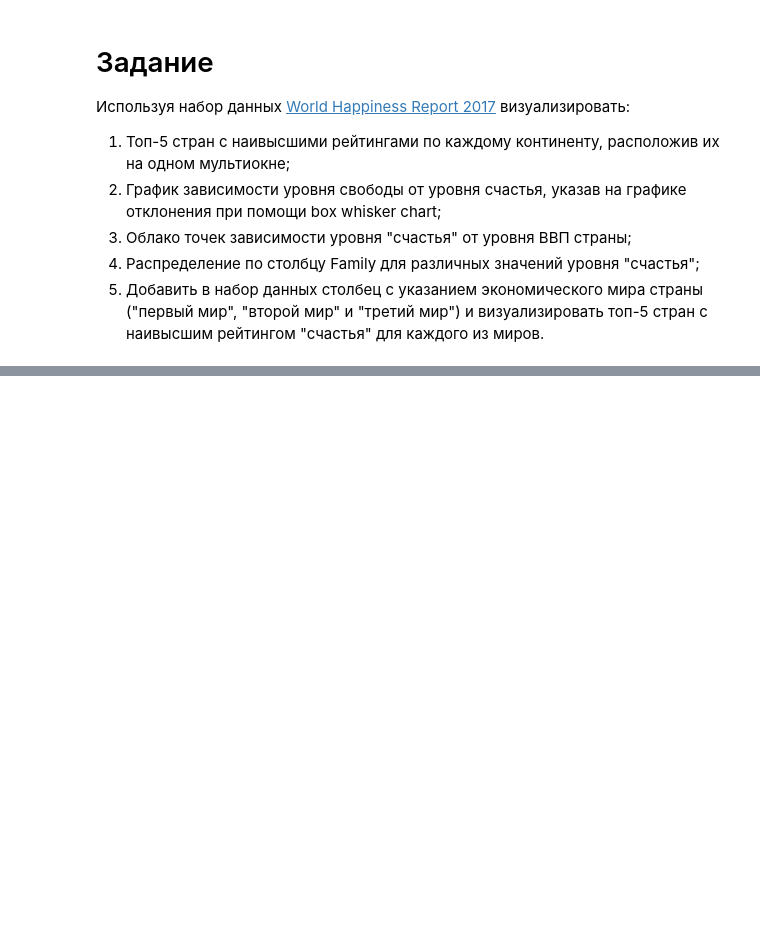
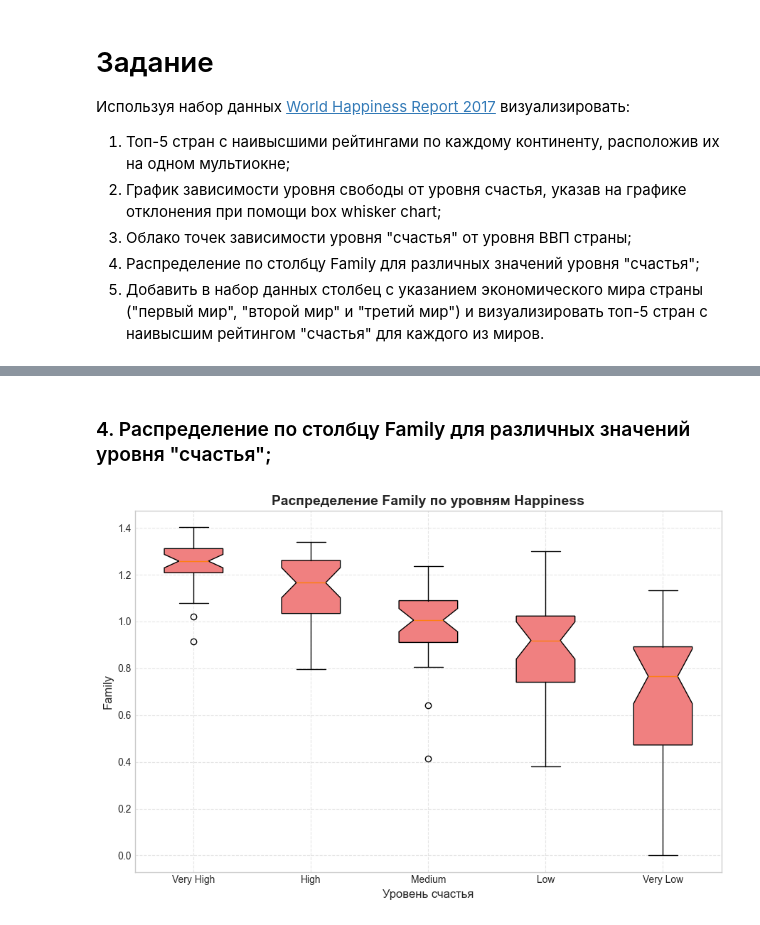
Before and after one commit to medicsera/sem6_SaP, a Jupyter notebook: Laboratornaja+9.ipynb, the cells around one changed output, grey strips where cells are left out. Cells and saved outputs as stored; diff of their text form; code cells hidden in the pictures; blank space fills up the shorter version.

```diff
--- a/Laboratornaja+9.ipynb
+++ b/Laboratornaja+9.ipynb
@@ -9,0 +82,21 @@
+# %% [markdown]
+### 4. Распределение по столбцу Family для различных значений уровня "счастья";
+# %%
+df['Happiness_Group'] = pd.qcut(df['Happiness Score'], q=5, labels=['Very Low', 'Low', 'Medium', 'High', 'Very High'])
+
+fig, ax = plt.subplots(figsize=(9, 6))
+family_data = [df[df['Happiness_Group'] == g]['Family'].values for g in df['Happiness_Group'].unique()]
+
+bp = ax.boxplot(family_data, labels=df['Happiness_Group'].unique(), patch_artist=True, notch=True)
+for patch in bp['boxes']:
+    patch.set_facecolor('lightcoral')
+
+ax.set_title('Распределение Family по уровням Happiness', fontweight='bold')
+ax.set_xlabel('Уровень счастья')
+ax.set_ylabel('Family')
+ax.grid(True, linestyle='--', alpha=0.5)
+
+plt.tight_layout()
+plt.show()
+# %% [output]
+[figure, added]
```
Also changed, not shown: parts of 8 cells of this notebook, 1 other file.
